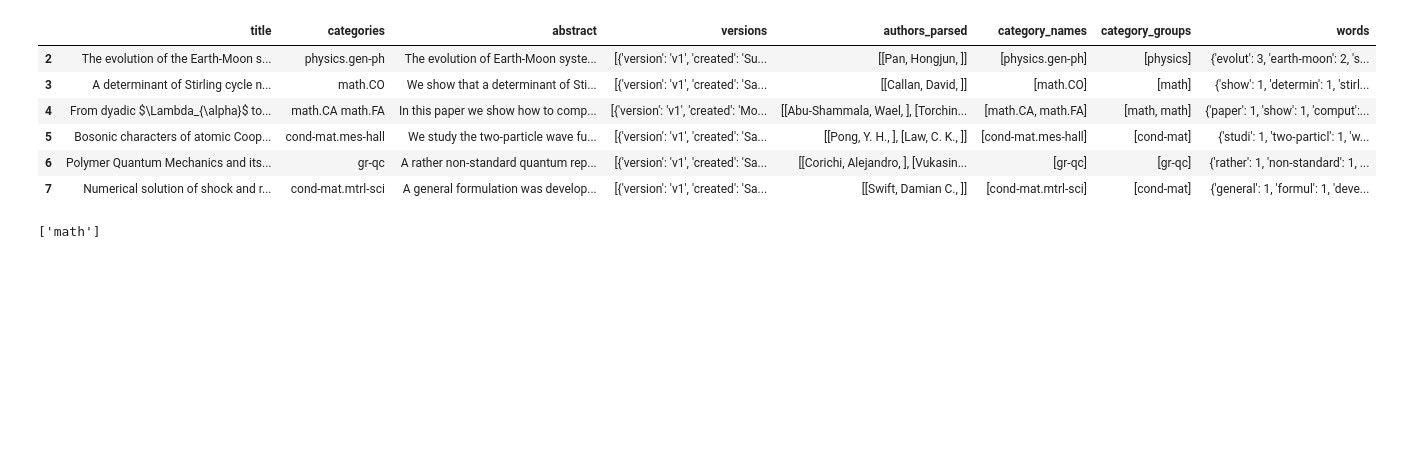
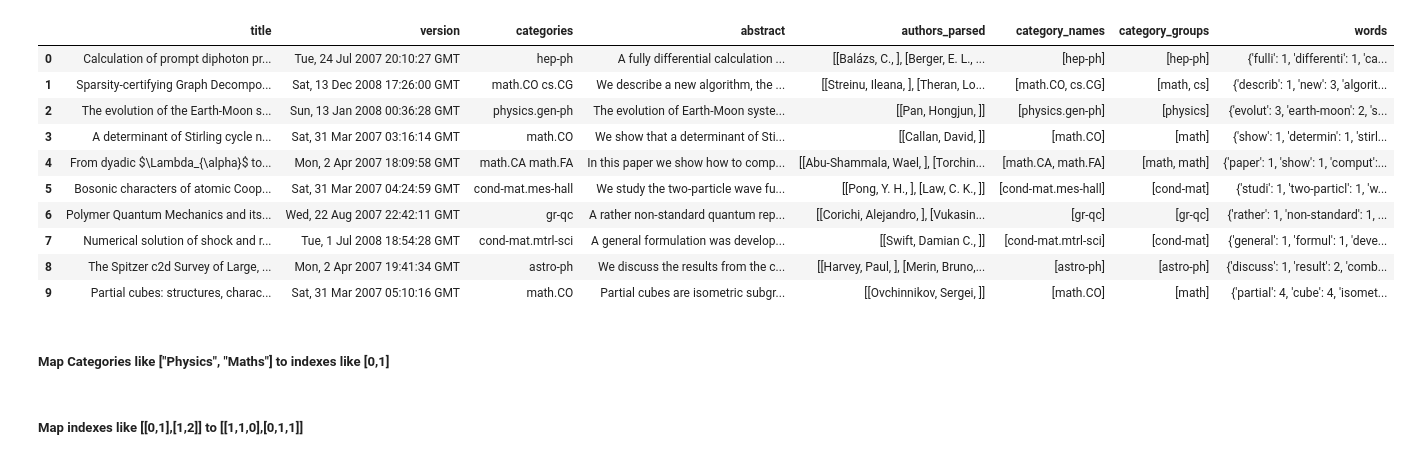
Before and after one commit to diamenciarz/NLP_Project, a Jupyter notebook: ReadJSON.ipynb, the cells around one changed output. Saved outputs shown, nothing was run; the diff lists cells and outputs as text; code cells hidden in the pictures; blank space fills up the shorter version.

Commit message:
Changes to shared - now shows last version

```diff
--- a/ReadJSON.ipynb
+++ b/ReadJSON.ipynb
@@ -8,12 +17,16 @@ from src.shared import process
 # %%
-docs = read_n_documents(2,8)
+docs = read_n_documents(0,10)
 processed_documents = process(docs)
 processed_documents
 # %% [output]
-|  | title | categories | abstract | versions | authors_parsed | category_names | category_groups | words |
-| 2 | The evolution of the Earth-Moon s... | physics.gen-ph | The evolution of Earth-Moon syste... | [{'version': 'v1', 'created': 'Su... | [[Pan, Hongjun, ]] | [physics.gen-ph] | [physics] | {'evolut': 3, 'earth-moon': 2, 's... |
-| 3 | A determinant of Stirling cycle n... | math.CO | We show that a determinant of Sti... | [{'version': 'v1', 'created': 'Sa... | [[Callan, David, ]] | [math.CO] | [math] | {'show': 1, 'determin': 1, 'stirl... |
-| 4 | From dyadic $\Lambda_{\alpha}$ to... | math.CA math.FA | In this paper we show how to comp... | [{'version': 'v1', 'created': 'Mo... | [[Abu-Shammala, Wael, ], [Torchin... | [math.CA, math.FA] | [math, math] | {'paper': 1, 'show': 1, 'comput':... |
-| 5 | Bosonic characters of atomic Coop... | cond-mat.mes-hall | We study the two-particle wave fu... | [{'version': 'v1', 'created': 'Sa... | [[Pong, Y. H., ], [Law, C. K., ]] | [cond-mat.mes-hall] | [cond-mat] | {'studi': 1, 'two-particl': 1, 'w... |
-| 6 | Polymer Quantum Mechanics and its... | gr-qc | A rather non-standard quantum rep... | [{'version': 'v1', 'created': 'Sa... | [[Corichi, Alejandro, ], [Vukasin... | [gr-qc] | [gr-qc] | {'rather': 1, 'non-standard': 1, ... |
-| 7 | Numerical solution of shock and r... | cond-mat.mtrl-sci | A general formulation was develop... | [{'version': 'v1', 'created': 'Sa... | [[Swift, Damian C., ]] | [cond-mat.mtrl-sci] | [cond-mat] | {'general': 1, 'formul': 1, 'deve... |
+|  | title | version | categories | abstract | authors_parsed | category_names | category_groups | words |
+| 0 | Calculation of prompt diphoton pr... | Tue, 24 Jul 2007 20:10:27 GMT | hep-ph | A fully differential calculation ... | [[Balázs, C., ], [Berger, E. L., ... | [hep-ph] | [hep-ph] | {'fulli': 1, 'differenti': 1, 'ca... |
+| 1 | Sparsity-certifying Graph Decompo... | Sat, 13 Dec 2008 17:26:00 GMT | math.CO cs.CG | We describe a new algorithm, the ... | [[Streinu, Ileana, ], [Theran, Lo... | [math.CO, cs.CG] | [math, cs] | {'describ': 1, 'new': 3, 'algorit... |
+| 2 | The evolution of the Earth-Moon s... | Sun, 13 Jan 2008 00:36:28 GMT | physics.gen-ph | The evolution of Earth-Moon syste... | [[Pan, Hongjun, ]] | [physics.gen-ph] | [physics] | {'evolut': 3, 'earth-moon': 2, 's... |
+| 3 | A determinant of Stirling cycle n... | Sat, 31 Mar 2007 03:16:14 GMT | math.CO | We show that a determinant of Sti... | [[Callan, David, ]] | [math.CO] | [math] | {'show': 1, 'determin': 1, 'stirl... |
+| 4 | From dyadic $\Lambda_{\alpha}$ to... | Mon, 2 Apr 2007 18:09:58 GMT | math.CA math.FA | In this paper we show how to comp... | [[Abu-Shammala, Wael, ], [Torchin... | [math.CA, math.FA] | [math, math] | {'paper': 1, 'show': 1, 'comput':... |
+| 5 | Bosonic characters of atomic Coop... | Sat, 31 Mar 2007 04:24:59 GMT | cond-mat.mes-hall | We study the two-particle wave fu... | [[Pong, Y. H., ], [Law, C. K., ]] | [cond-mat.mes-hall] | [cond-mat] | {'studi': 1, 'two-particl': 1, 'w... |
+| 6 | Polymer Quantum Mechanics and its... | Wed, 22 Aug 2007 22:42:11 GMT | gr-qc | A rather non-standard quantum rep... | [[Corichi, Alejandro, ], [Vukasin... | [gr-qc] | [gr-qc] | {'rather': 1, 'non-standard': 1, ... |
+| 7 | Numerical solution of shock and r... | Tue, 1 Jul 2008 18:54:28 GMT | cond-mat.mtrl-sci | A general formulation was develop... | [[Swift, Damian C., ]] | [cond-mat.mtrl-sci] | [cond-mat] | {'general': 1, 'formul': 1, 'deve... |
+| 8 | The Spitzer c2d Survey of Large, ... | Mon, 2 Apr 2007 19:41:34 GMT | astro-ph | We discuss the results from the c... | [[Harvey, Paul, ], [Merin, Bruno,... | [astro-ph] | [astro-ph] | {'discuss': 1, 'result': 2, 'comb... |
+| 9 | Partial cubes: structures, charac... | Sat, 31 Mar 2007 05:10:16 GMT | math.CO | Partial cubes are isometric subgr... | [[Ovchinnikov, Sergei, ]] | [math.CO] | [math] | {'partial': 4, 'cube': 4, 'isomet... |
@@ -21,0 +33,2 @@ unique_categories = []
+# %% [markdown]
+##### Map Categories like ["Physics", "Maths"] to indexes like [0,1]
@@ -22,4 +50,5 @@ unique_categories = []
 # %%
-(processed_documents['category_groups'].values[1])
+all_indexes, labels = map_categories_to_indexes(processed_documents['category_groups'].values)
+# print(all_indexes)
-# %% [output]
-['math']
+# %% [markdown]
+##### Map indexes like [[0,1],[1,2]] to [[1,1,0],[0,1,1]]
```
Also changed, not shown: parts of 28 cells of this notebook, 1 other file.
